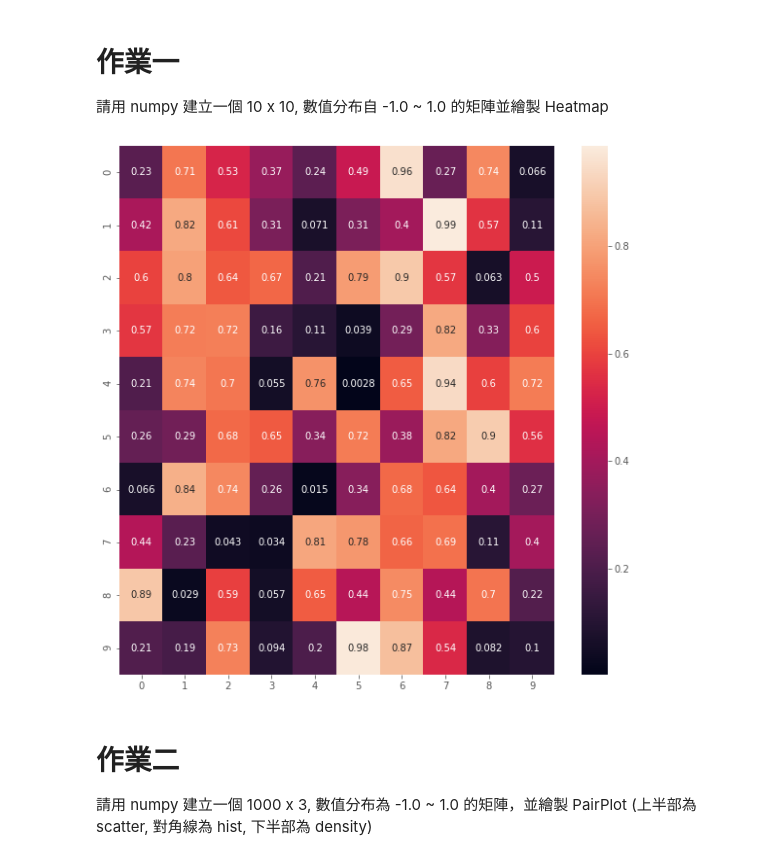
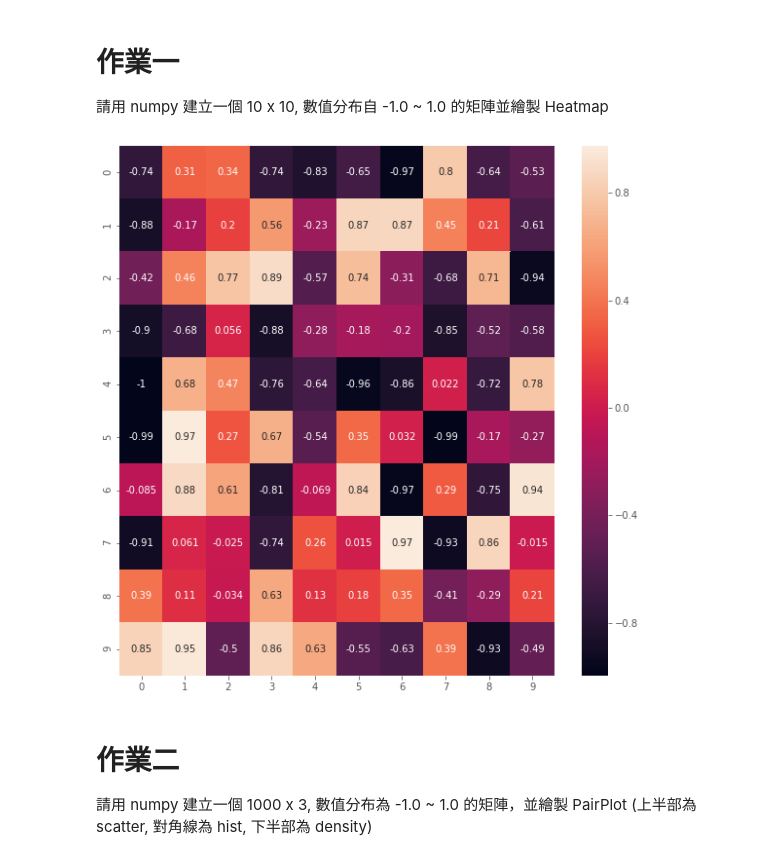
Before and after one commit to danielwu1202/4th-ML100Days, a Jupyter notebook: homework/DAY_020_HW.ipynb, the cells around one changed output. Cells and saved outputs as stored; diff of their text form; code cells hidden in the pictures.

```diff
--- a/homework/DAY_020_HW.ipynb
+++ b/homework/DAY_020_HW.ipynb
@@ -12,12 +12,12 @@ warnings.filterwarnings('ignore')
 # 作業一
 請用 numpy 建立一個 10 x 10, 數值分布自 -1.0 ~ 1.0 的矩陣並繪製 Heatmap
 # %%
-matrix = np.random.random(100).reshape(10, 10)
+matrix = (np.random.random((10, 10)) - 0.5) * 2
 plt.figure(figsize=(10,10))
 heatmap = sns.heatmap(matrix, annot = True)
 plt.show()
 # %% [output]
-[figure, old version]
+[figure, new version]
 # %% [markdown]
 # 作業二
 請用 numpy 建立一個 1000 x 3, 數值分布為 -1.0 ~ 1.0 的矩陣，並繪製 PairPlot (上半部為 scatter, 對角線為 hist, 下半部為 density)
```
Also changed, not shown: parts of 2 cells of this notebook.
